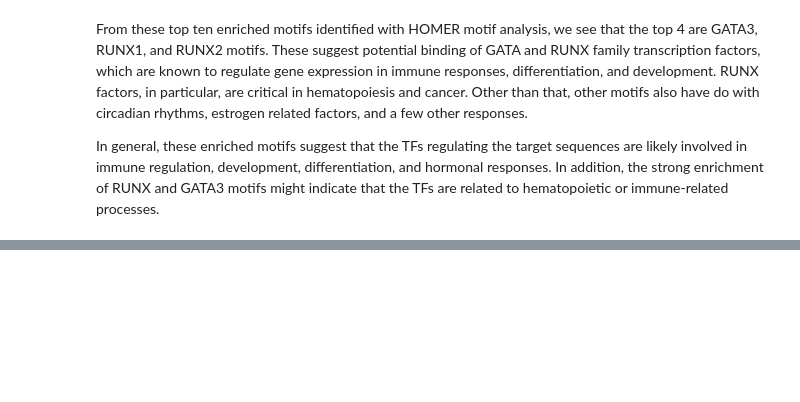
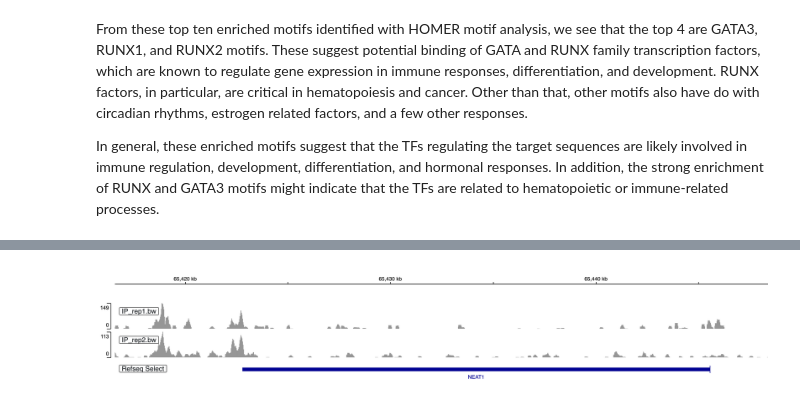
Before and after one commit to Nathan2400912/Chipseq_analysis, a Jupyter notebook: answers.ipynb, the cells around one changed output, grey strips where cells are left out. Cells and saved outputs as stored; diff of their text form; code cells hidden in the pictures; blank space fills up the shorter version.

```diff
--- a/answers.ipynb
+++ b/answers.ipynb
@@ -47,0 +167,5 @@ In general, these enriched motifs suggest that the TFs regulating the target seq
+# %%
+e = Image.open('./results/figure_2E.png')
+display(e)
+# %% [output]
+[figure, added]
```
Also changed, not shown: parts of 30 cells of this notebook.
